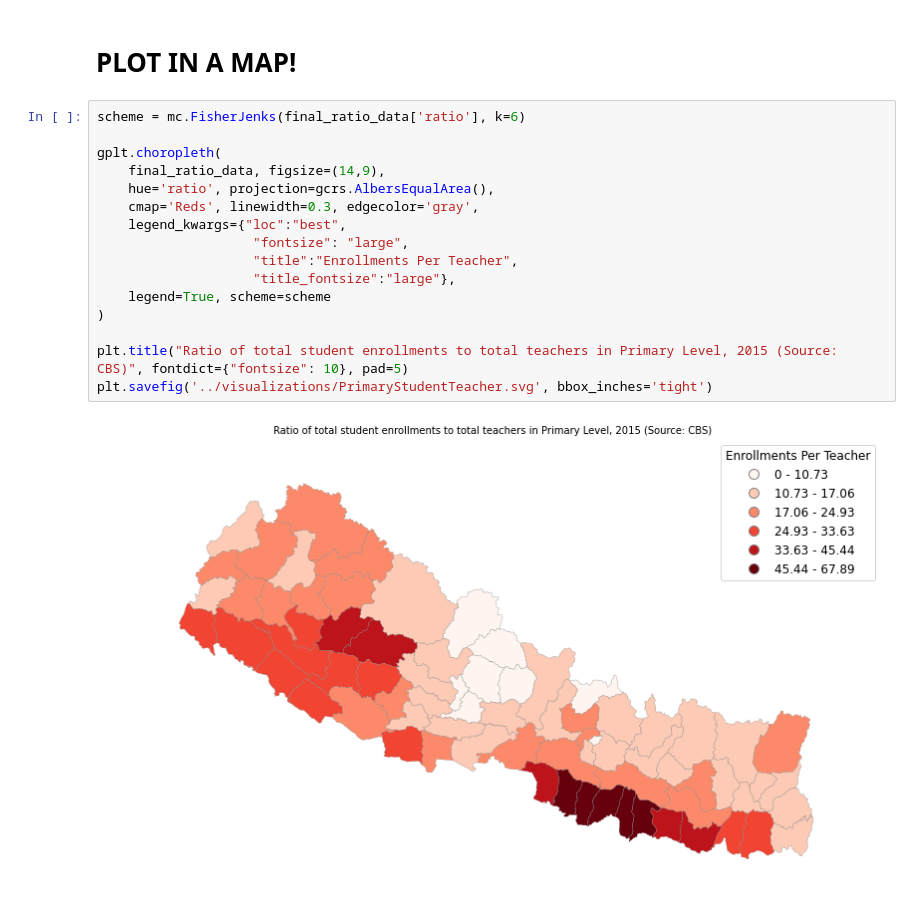
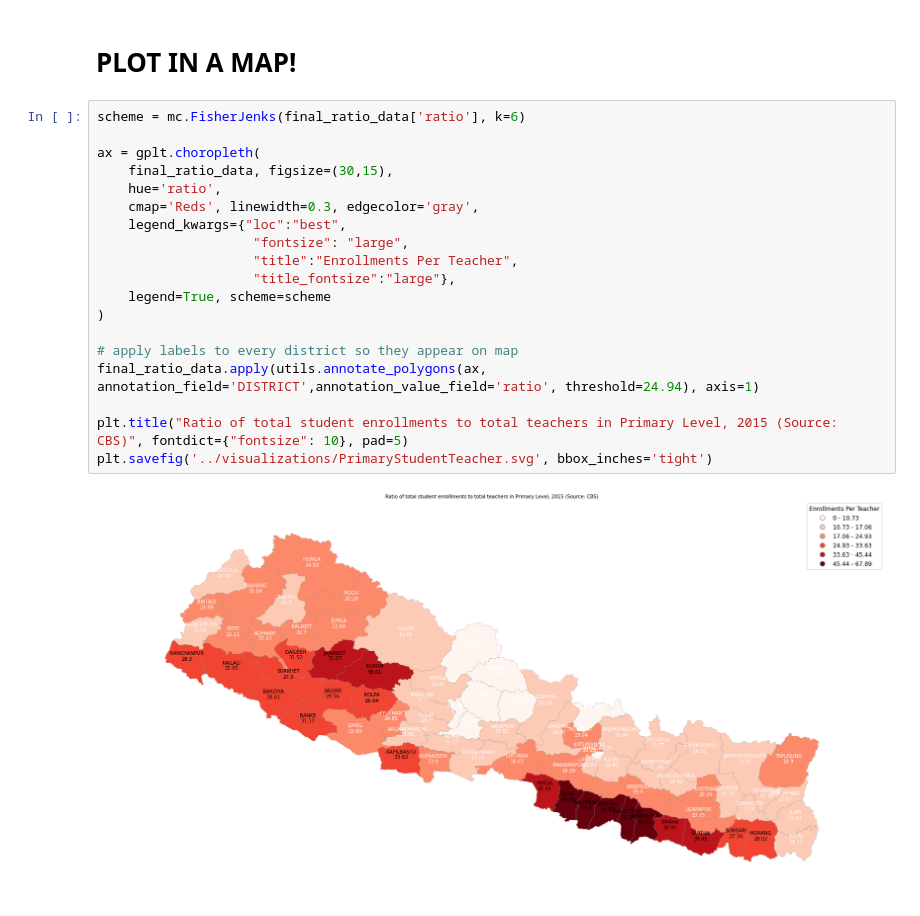
Before and after one commit to pratikluitel/AdventuresInGeoData, a Jupyter notebook: notebooks/SchoolEnrollment.ipynb, the cells around one changed output. Saved outputs shown, nothing was run; the diff lists cells and outputs as text.

Commit message:
slight changes to organization, added labelling on map

```diff
--- a/notebooks/SchoolEnrollment.ipynb
+++ b/notebooks/SchoolEnrollment.ipynb
@@ -50,18 +52,21 @@ final_ratio_data = map_data.merge(prelem_ratio_dataframe, how='inner', on='DISTR
 # %%
 scheme = mc.FisherJenks(final_ratio_data['ratio'], k=6)
 
-gplt.choropleth(
-    final_ratio_data, figsize=(14,9),
-    hue='ratio', projection=gcrs.AlbersEqualArea(),
+ax = gplt.choropleth(
+    final_ratio_data, figsize=(30,15),
+    hue='ratio',
     cmap='Reds', linewidth=0.3, edgecolor='gray',
     legend_kwargs={"loc":"best",
                     "fontsize": "large",
                     "title":"Enrollments Per Teacher",
                     "title_fontsize":"large"},
     legend=True, scheme=scheme
 )
 
+# apply labels to every district so they appear on map
+final_ratio_data.apply(utils.annotate_polygons(ax, annotation_field='DISTRICT',annotation_value_field='ratio', threshold=24.94), axis=1)
+
 plt.title("Ratio of total student enrollments to total teachers in Primary Level, 2015 (Source: CBS)", fontdict={"fontsize": 10}, pad=5)
 plt.savefig('../visualizations/PrimaryStudentTeacher.svg', bbox_inches='tight')
 # %% [output]
-[figure, old version]
+[figure, new version]
```
Also changed, not shown: parts of 1 cell of this notebook, 3 other files.
